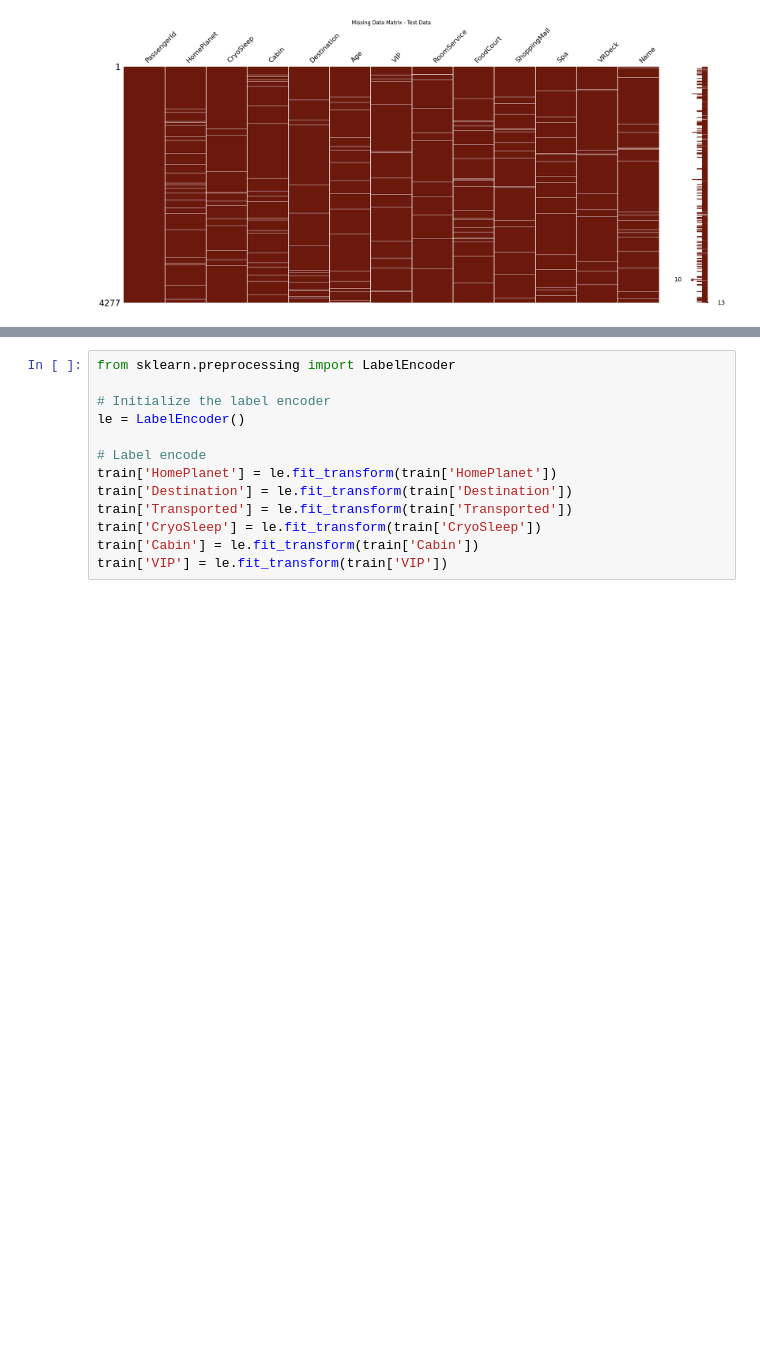
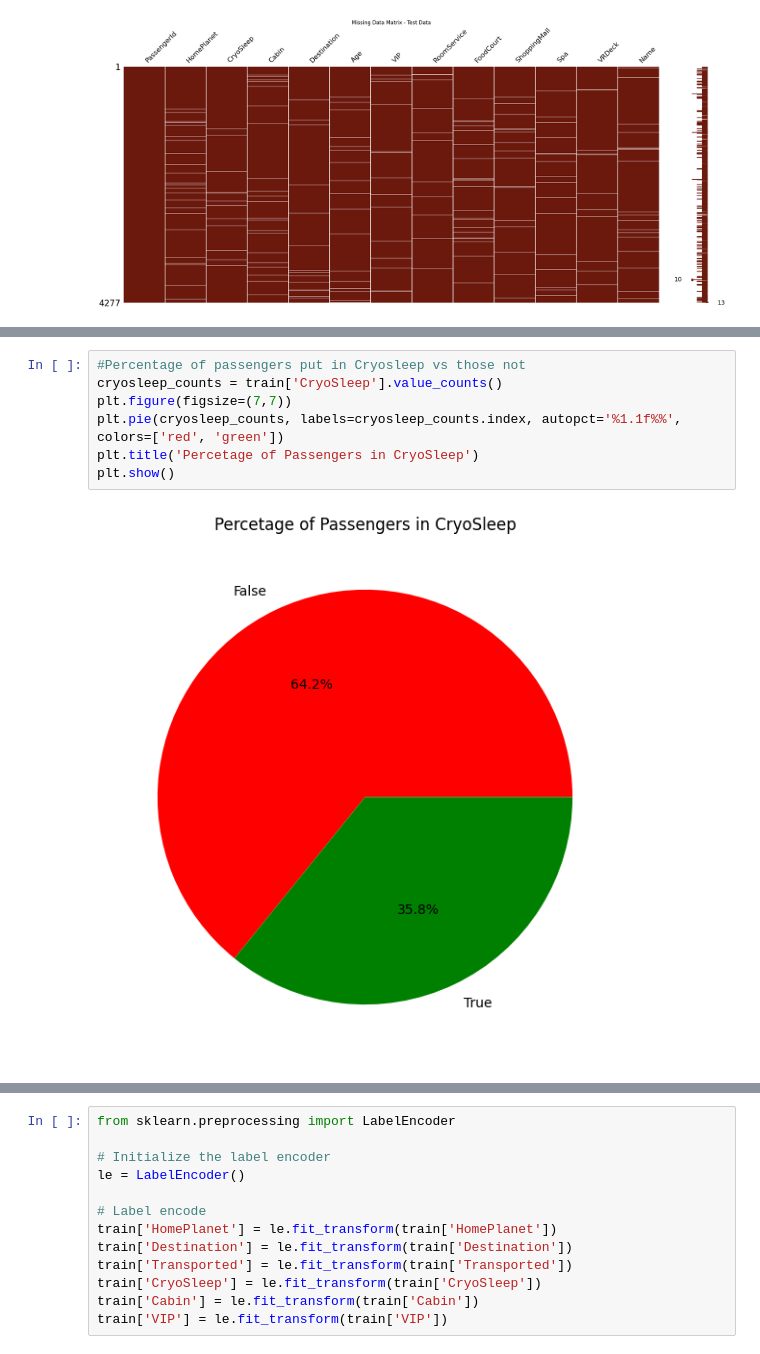
Before and after one commit to TOFWAQ/Kaggle_Challenge, a Jupyter notebook: TEAM_14.ipynb, the cells around one changed output, grey strips where cells are left out. Cells and saved outputs as stored; diff of their text form; blank space fills up the shorter version.

```diff
--- a/TEAM_14.ipynb
+++ b/TEAM_14.ipynb
@@ -125,0 +165,9 @@ plt.show()
+# %%
+#Percentage of passengers put in Cryosleep vs those not
+cryosleep_counts = train['CryoSleep'].value_counts()
+plt.figure(figsize=(7,7))
+plt.pie(cryosleep_counts, labels=cryosleep_counts.index, autopct='%1.1f%%', colors=['red', 'green'])
+plt.title('Percetage of Passengers in CryoSleep')
+plt.show()
+# %% [output]
+[figure, added]
```
Also changed, not shown: parts of 34 cells of this notebook.
